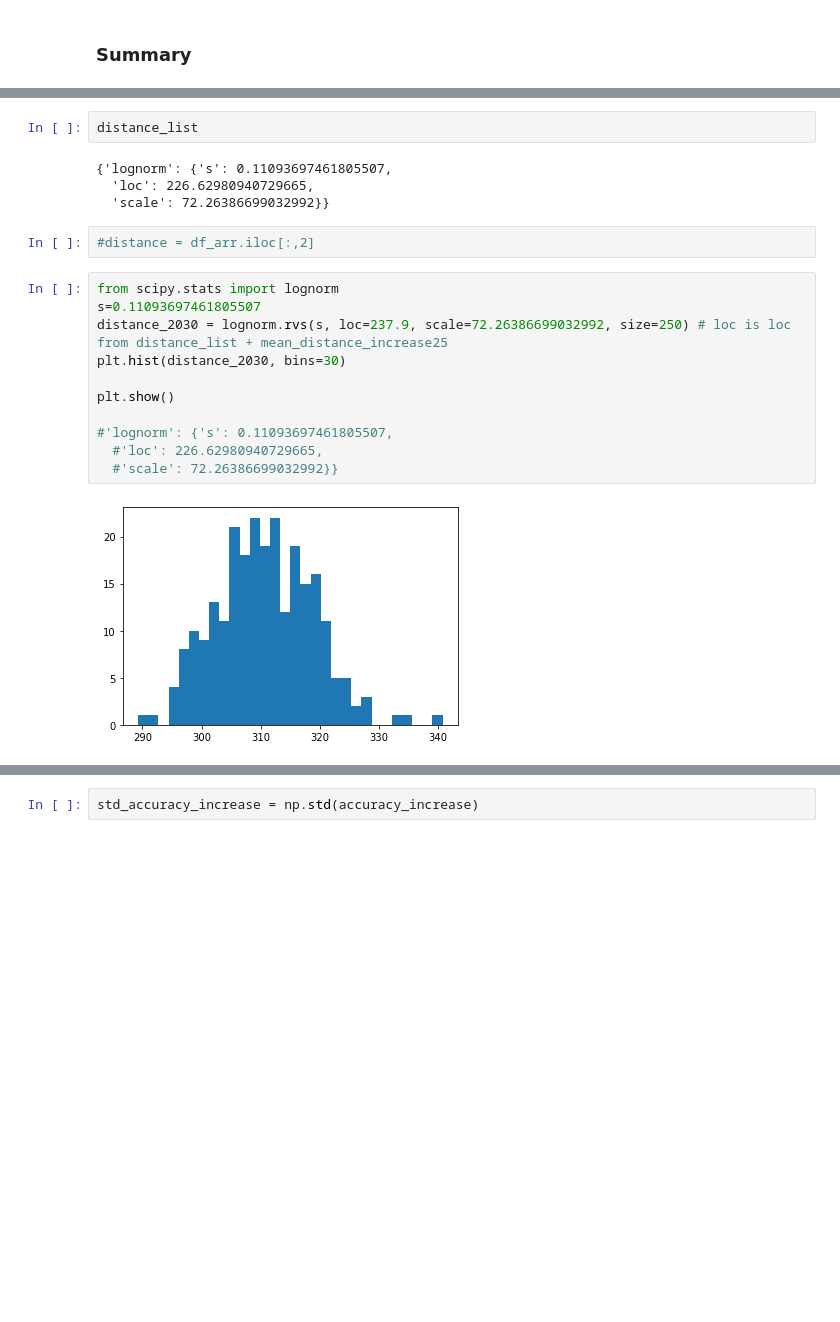
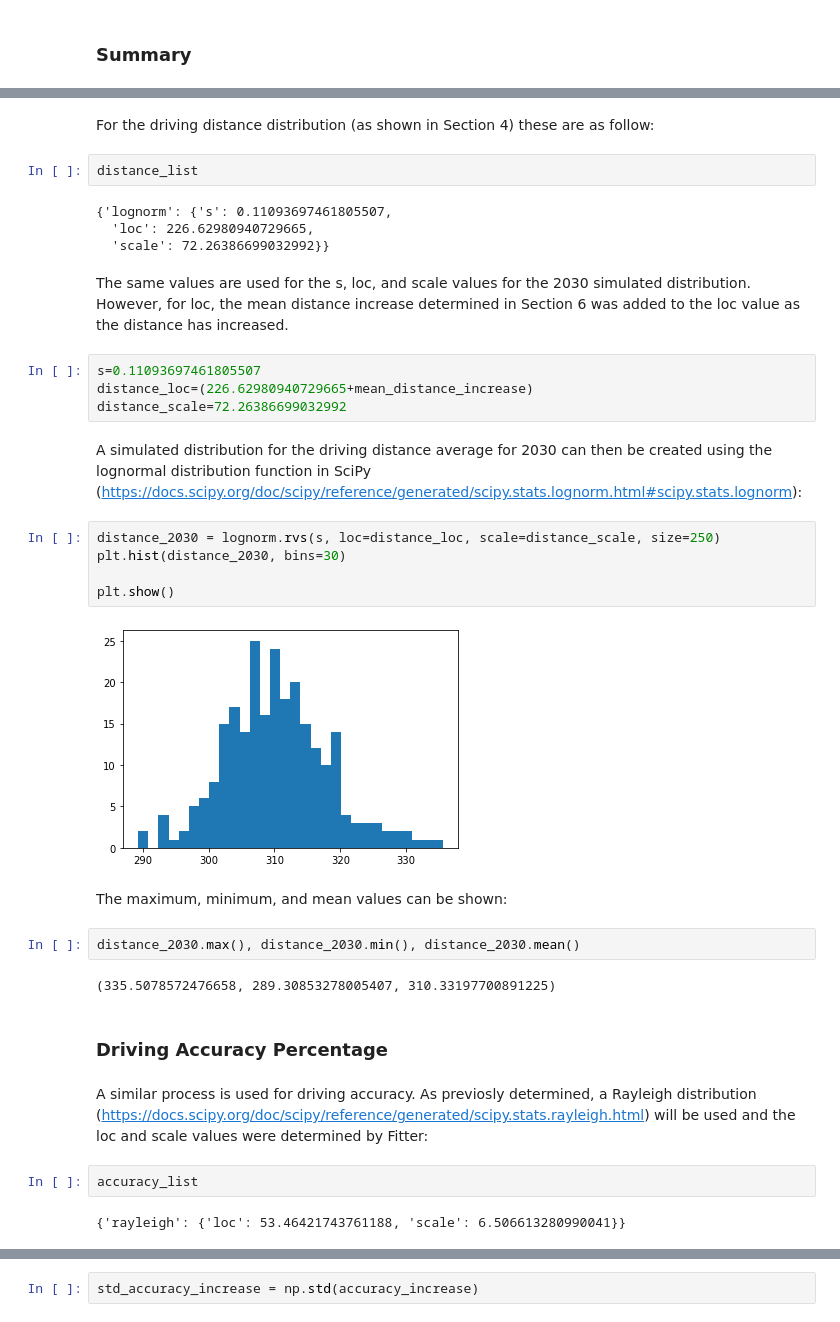
Before and after one commit to AndyWalker81/ProgrammingForDataAnalysis_Project, a Jupyter notebook: Programming_Project.ipynb, the cells around one changed output, grey strips where cells are left out. Drawn from its saved outputs; the diff is of its cells as text; blank space fills up the shorter version.

Commit message:
Update 2030 distributions

```diff
--- a/Programming_Project.ipynb
+++ b/Programming_Project.ipynb
@@ -507,21 +550,37 @@ mean_distance_2030
+# %% [markdown]
+For the driving distance distribution (as shown in Section 4) these are as follow:
 # %%
 distance_list
 # %% [output]
 {'lognorm': {'s': 0.11093697461805507,
   'loc': 226.62980940729665,
   'scale': 72.26386699032992}}
+# %% [markdown]
+The same values are used for the s, loc, and scale values for the 2030 simulated distribution. However, for loc, the mean distance increase determined in Section 6 was added to the loc value as the distance has increased.
+# %%
+s=0.11093697461805507
+distance_loc=(226.62980940729665+mean_distance_increase)
+distance_scale=72.26386699032992
+# %% [markdown]
+A simulated distribution for the driving distance average for 2030 can then be created using the lognormal distribution function in SciPy (https://docs.scipy.org/doc/scipy/reference/generated/scipy.stats.lognorm.html#scipy.stats.lognorm):
+# %%
+distance_2030 = lognorm.rvs(s, loc=distance_loc, scale=distance_scale, size=250)
+plt.hist(distance_2030, bins=30)
+
+plt.show()
+# %% [output]
+[figure, added]
+# %% [markdown]
+The maximum, minimum, and mean values can be shown:
 # %%
-#distance = df_arr.iloc[:,2]
+distance_2030.max(), distance_2030.min(), distance_2030.mean()
+# %% [output]
+(335.5078572476658, 289.30853278005407, 310.33197700891225)
-# %%
-from scipy.stats import lognorm
-s=0.11093697461805507
-distance_2030 = lognorm.rvs(s, loc=237.9, scale=72.26386699032992, size=250) # loc is loc from distance_list + mean_distance_increase25
-plt.hist(distance_2030, bins=30)
-
-plt.show()
-
-#'lognorm': {'s': 0.11093697461805507,
-  #'loc': 226.62980940729665,
-  #'scale': 72.26386699032992}}
-# %% [output]
-[figure, removed]
+# %% [markdown]
+### Driving Accuracy Percentage
+# %% [markdown]
+A similar process is used for driving accuracy. As previosly determined, a Rayleigh distribution (https://docs.scipy.org/doc/scipy/reference/generated/scipy.stats.rayleigh.html) will be used and the loc and scale values were determined by Fitter:
+# %%
+accuracy_list
+# %% [output]
+{'rayleigh': {'loc': 53.46421743761188, 'scale': 6.506613280990041}}
```
Also changed, not shown: parts of 46 cells of this notebook.
